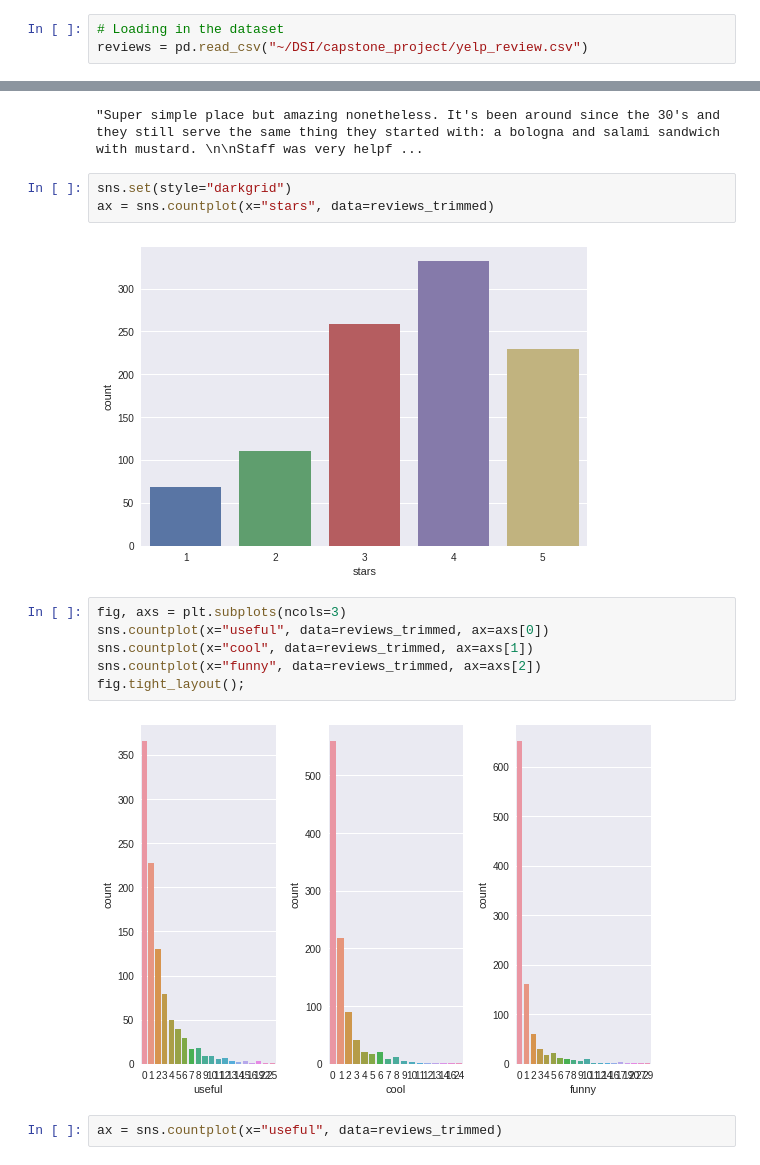
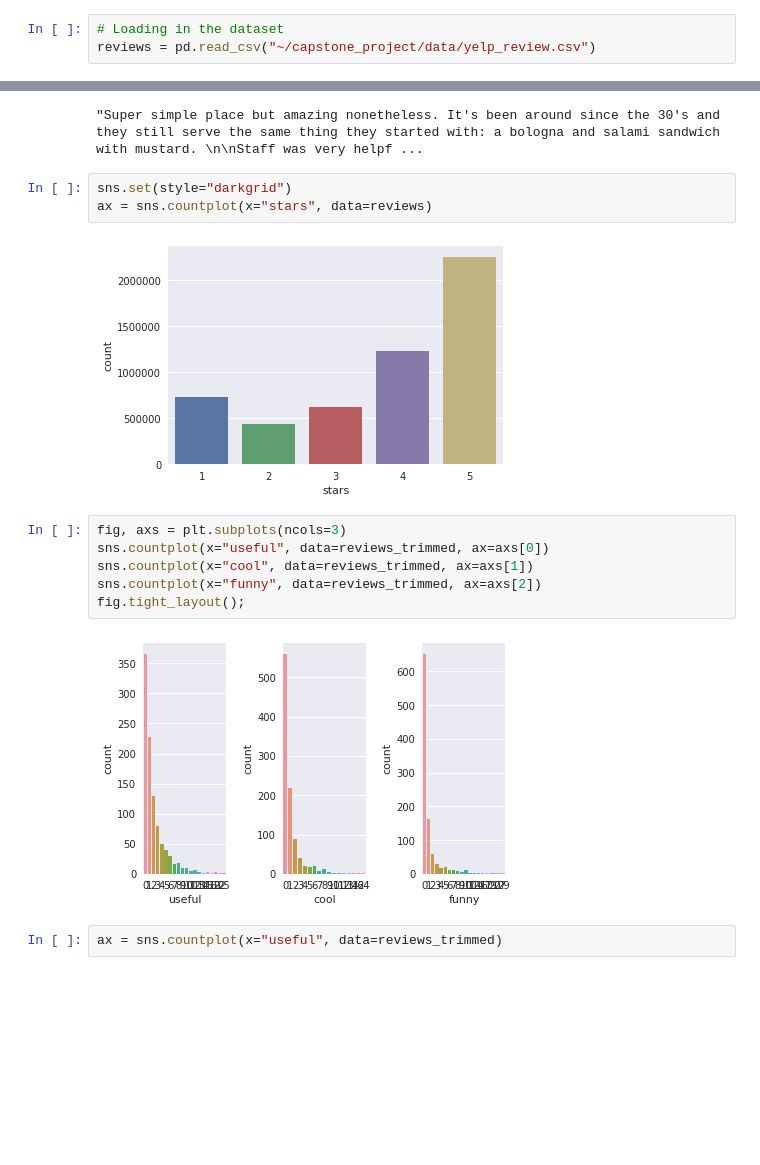
Before and after one commit to schubline/capstone_project, a Jupyter notebook: eda_notebooks/yelp_reviews_eda.ipynb, the cells around one changed output, grey strips where cells are left out. Saved outputs shown, nothing was run; the diff lists cells and outputs as text; blank space fills up the shorter version.

```diff
--- a/eda_notebooks/yelp_reviews_eda.ipynb
+++ b/eda_notebooks/yelp_reviews_eda.ipynb
@@ -36,7 +36,7 @@ import warnings
 warnings.filterwarnings('ignore')
 # %%
 # Loading in the dataset
-reviews = pd.read_csv("~/DSI/capstone_project/yelp_review.csv")
+reviews = pd.read_csv("~/capstone_project/data/yelp_review.csv")
 # %%
 # randomly sampling the data
 chosen_idx = np.random.choice(1000, replace=False, size=1000)
@@ -92,9 +92,9 @@ reviews["text"][0]
 "Super simple place but amazing nonetheless. It's been around since the 30's and they still serve the same thing they started with: a bologna and salami sandwich with mustard. \n\nStaff was very helpf ...
 # %%
 sns.set(style="darkgrid")
-ax = sns.countplot(x="stars", data=reviews_trimmed)
+ax = sns.countplot(x="stars", data=reviews)
 # %% [output]
-[figure, old version]
+[figure, new version]
 # %%
 fig, axs = plt.subplots(ncols=3)
 sns.countplot(x="useful", data=reviews_trimmed, ax=axs[0])
@@ -102,7 +102,7 @@ sns.countplot(x="cool", data=reviews_trimmed, ax=axs[1])
 sns.countplot(x="funny", data=reviews_trimmed, ax=axs[2])
 fig.tight_layout();
 # %% [output]
-[figure, old version]
+[figure, new version]
 # %%
 ax = sns.countplot(x="useful", data=reviews_trimmed)
 # %% [output]
```
Also changed, not shown: parts of 6 cells of this notebook.
